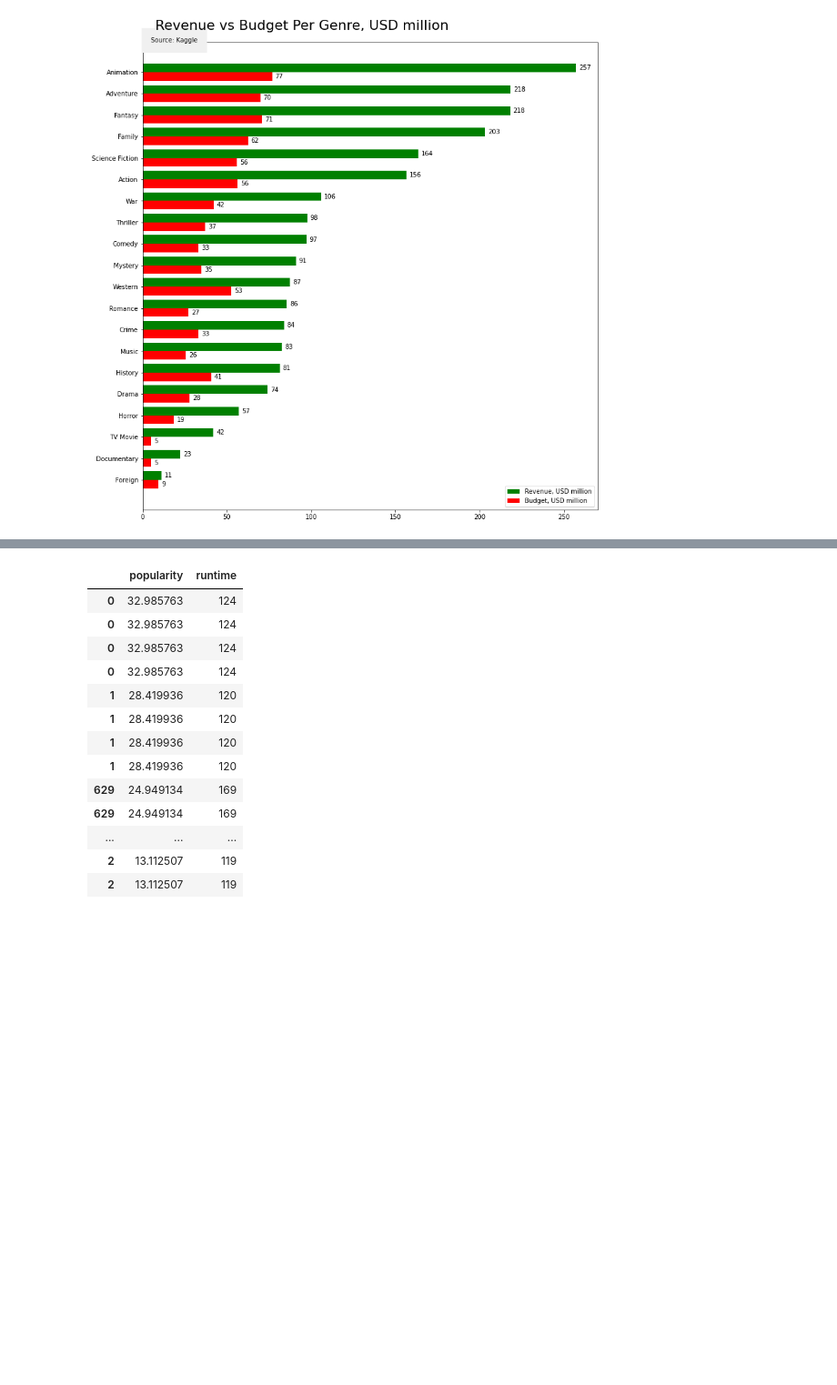
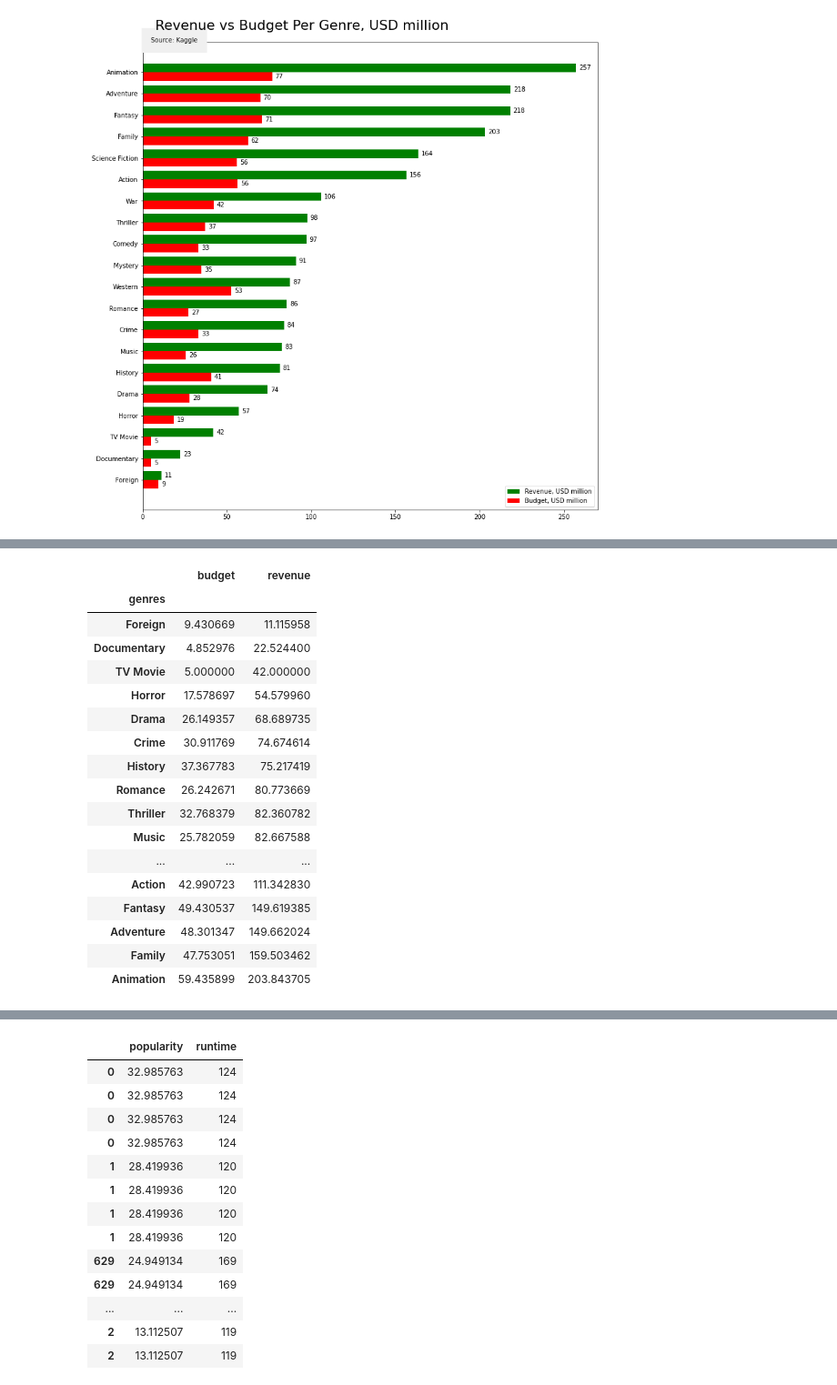
Before and after one commit to krbendol/movie_analysis_Microsoft, a Jupyter notebook: cleaning_of_data.ipynb, the cells around one changed output, grey strips where cells are left out. Shown at 91% size. Cells and saved outputs as stored; diff of their text form; code cells hidden in the pictures; blank space fills up the shorter version.

```diff
--- a/cleaning_of_data.ipynb
+++ b/cleaning_of_data.ipynb
@@ -302,0 +308,23 @@ TypeError: 'DataFrame' object is not callable
+# %%
+df_averages_nsd = df_temp.groupby(['genres']).mean()
+df_budget_rev_nsd = (df_averages_nsd[["budget","revenue"]]/1000000).sort_values(['revenue'], ascending = True)
+df_budget_rev_nsd
+# %% [output]
+|  | budget | revenue |
+| genres |  |  |
+| Foreign | 9.430669 | 11.115958 |
+| Documentary | 4.852976 | 22.524400 |
+| TV Movie | 5.000000 | 42.000000 |
+| Horror | 17.578697 | 54.579960 |
+| Drama | 26.149357 | 68.689735 |
+| Crime | 30.911769 | 74.674614 |
+| History | 37.367783 | 75.217419 |
+| Romance | 26.242671 | 80.773669 |
+| Thriller | 32.768379 | 82.360782 |
+| Music | 25.782059 | 82.667588 |
+| ... | ... | ... |
+| Action | 42.990723 | 111.342830 |
+| Fantasy | 49.430537 | 149.619385 |
+| Adventure | 48.301347 | 149.662024 |
+| Family | 47.753051 | 159.503462 |
+| Animation | 59.435899 | 203.843705 |
```
Also changed, not shown: parts of 2 cells of this notebook.
